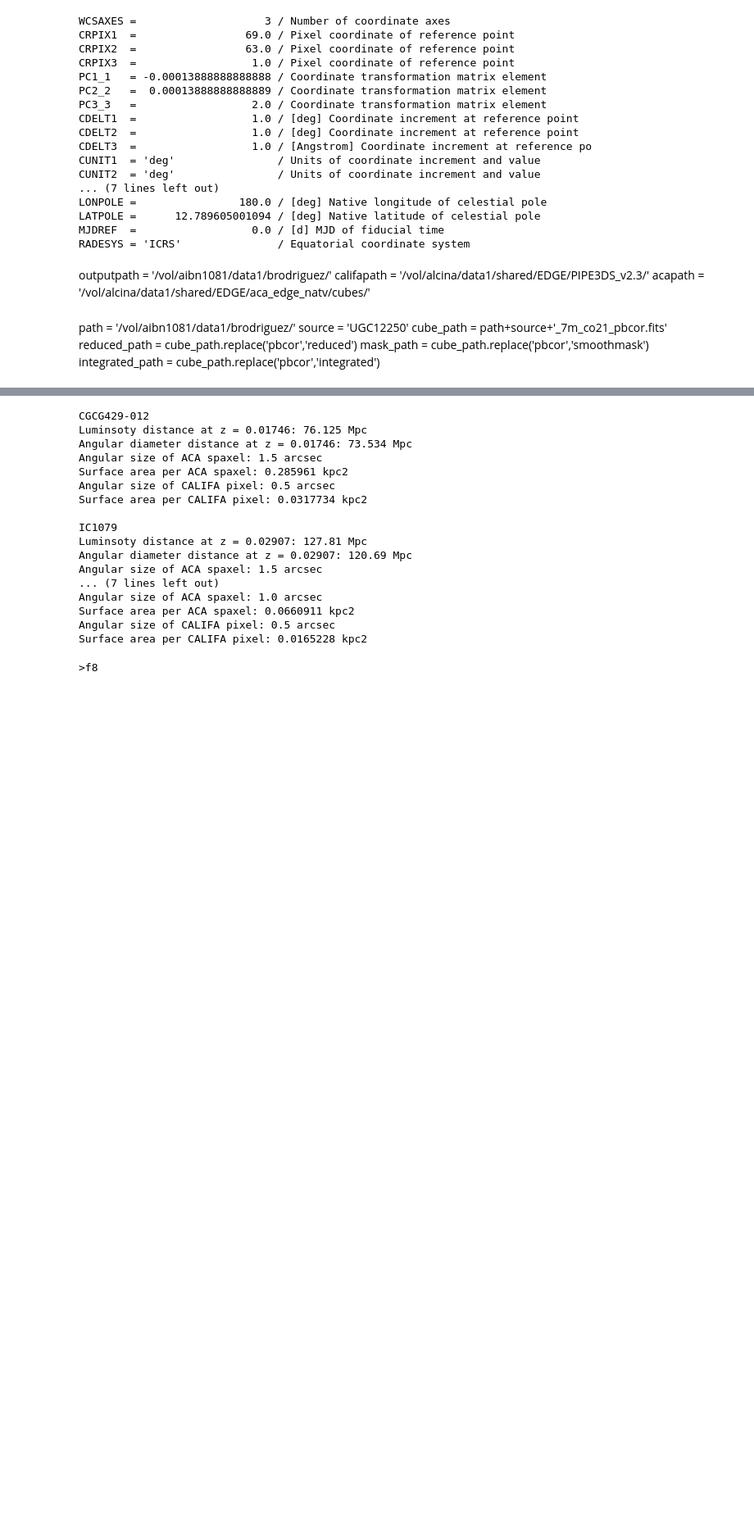
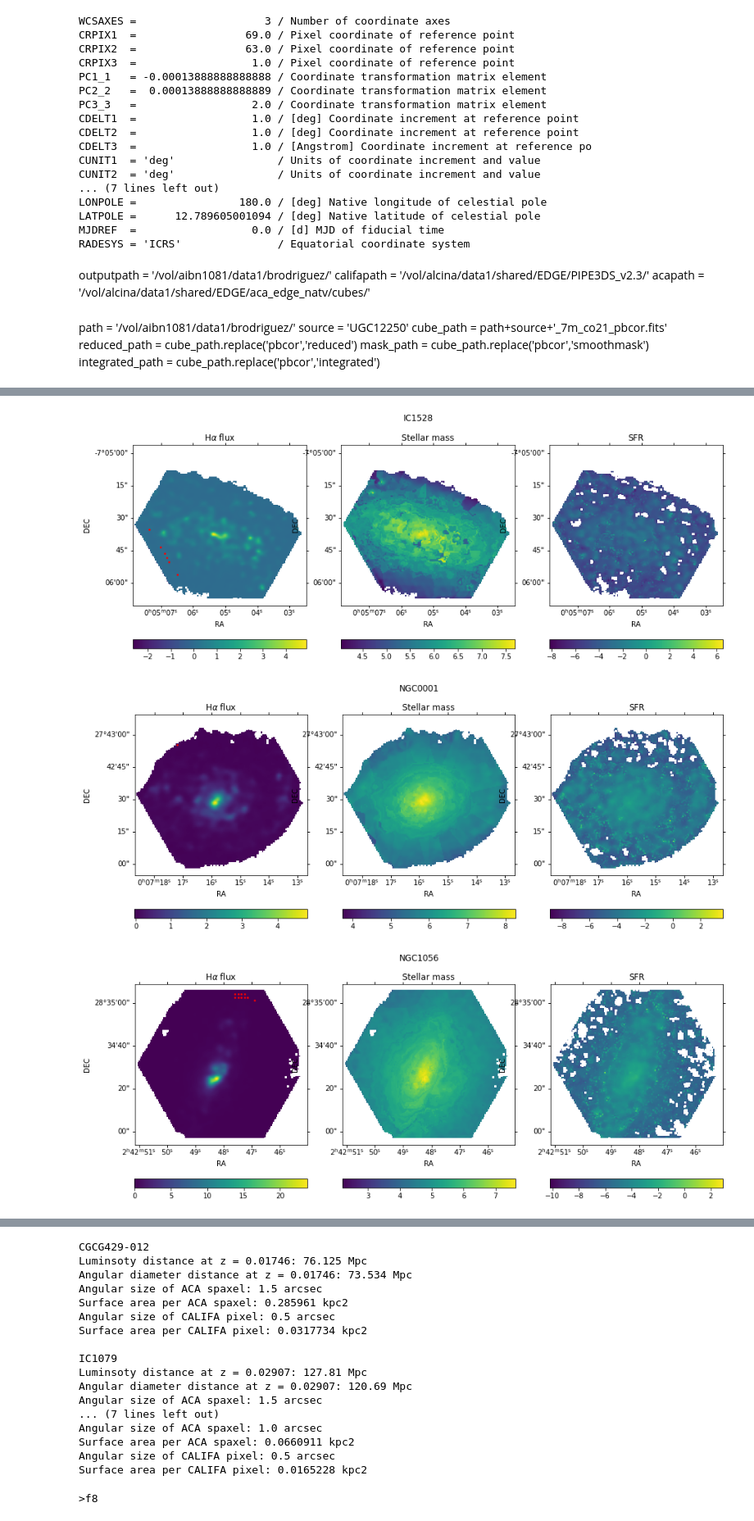
Before and after one commit to Bruno-Rodriguez/quenching-nearby-galaxies, a Jupyter notebook: create_database.ipynb, the cells around one changed output, grey strips where cells are left out. Shown at 82% size. Cells and saved outputs as stored; diff of their text form; code cells hidden in the pictures; blank space fills up the shorter version.

```diff
--- a/create_database.ipynb
+++ b/create_database.ipynb
@@ -14,6 +14,8 @@ from time import localtime, strftime#, time
 #import os.path
 #import glob
 #from pyBBarolo.wrapper import BBaroloWrapper
+# %%
+plt.rcParams['figure.facecolor'] = 'white'
 # %%
 califaoutpath = '/vol/aibn1081/data1/brodriguez/CALIFA/'
 acaoutpath    = '/vol/aibn1081/data1/brodriguez/ACA/'
@@ -68,4 +45,0 @@ aca_table = aca_table.loc[sources]
-# %%
-califa_table = pd.read_csv('/users/brodriguez/Documents/get_proc_elines_CALIFA_2022.csv',sep=',',skiprows=587,index_col=0,
-                    usecols=['name','z_stars','log_Mass','log_SFR_SF','Re_arc','Re_kpc','Inclination','P.A.'])#'log_Mass_no_corr','log_Mass_corr','lSFR','z_gas','log_SFR_ssp','DL','DA','P.A.','log_Mass_gas','log_Mass_gas_Re'])
-califa_table = califa_table.loc[sources]
@@ -618,0 +861,41 @@ plt.show()
+# %%
+for source in high_SFR_sources[:]:
+    M_star, califa_hdr = get_data(califaoutpath+source+'_Mstar.fits',header=True)
+    w_califa = WCS(califa_hdr)
+    F_Ha = get_data(califaoutpath+source+'_F_Ha.fits')
+    F_Hb = get_data(califaoutpath+source+'_F_Hb.fits')
+
+    coords_world = np.array([high_SFR.loc[high_SFR['Source']==source,'RA'].to_numpy(),high_SFR.loc[high_SFR['Source']==source,'DEC'].to_numpy()]).T
+    #print(coords_world.shape)
+    coords_pixel1 = w_califa.all_world2pix(coords_world, 0).T
+
+    D_lum = cosmo.luminosity_distance(aca_table.loc[source,'z_stars'])
+    Ha_to_Hb = np.where(F_Ha/F_Hb>2.86,F_Ha/F_Hb,2.86) # imposing minimum ratio of 2.86
+    Ha_to_Hb = np.where(np.isfinite(F_Ha),Ha_to_Hb,np.nan)
+    # from Villanueva et al. 2023
+    A_Ha = 5.86*np.log10(Ha_to_Hb/2.86)
+    A_Ha_mean = np.nanmean(A_Ha[A_Ha>0])
+    A_Ha = np.where(np.isnan(F_Hb)&~np.isnan(F_Ha),A_Ha_mean,A_Ha)
+    SFR = 1.61*7.9*(10**-(42+16))*F_Ha*np.power(10,A_Ha/2.5)*4*np.pi*(D_lum**2).to(u.cm**2).value
+
+
+    fig = plt.figure(figsize=(15,6))
+    ax1 = fig.add_subplot(1,3,1,projection=w_califa)
+    ax2 = fig.add_subplot(1,3,2,projection=w_califa)
+    ax3 = fig.add_subplot(1,3,3,projection=w_califa)
+    for ax,frame,label in zip([ax1,ax2,ax3],[F_Ha,np.log10(M_star),np.log10(SFR)],
+                              [r'H$\alpha$ flux',r'Stellar mass',r'SFR']):
+        im = ax.imshow(frame, origin='lower')
+        fig.colorbar(im,ax=ax,orientation='horizontal')
+        ax.set_title(label)#,fontsize=15)
+        ax.coords['ra'].set_axislabel('RA')
+        ax.coords['dec'].set_axislabel('DEC')
+    ax1.scatter(coords_pixel1[0],coords_pixel1[1],c='r',s=3)#,label='ACA $R_e$')
+    #ax2.scatter(coords_pixel1[0],coords_pixel1[1],c='r',s=3)
+    fig.suptitle(source)
+    plt.show()
+    plt.close()
+# %% [output]
+[figure, added]
+[figure, added]
+[figure, added]
```
Also changed, not shown: parts of 41 cells of this notebook, 1 other file.
